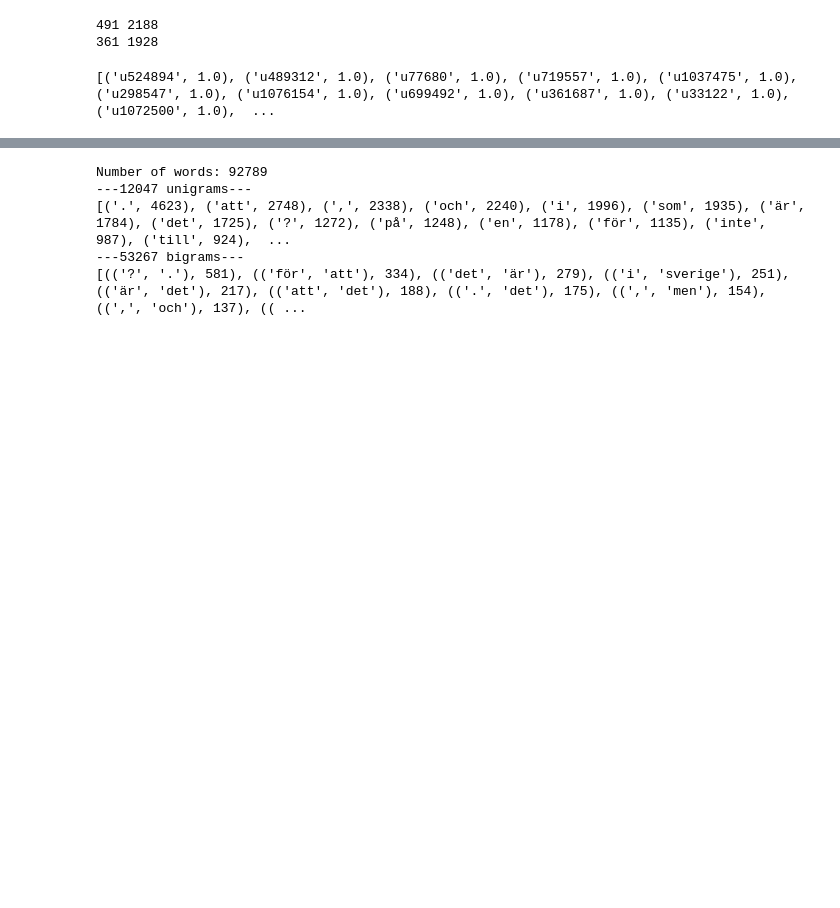
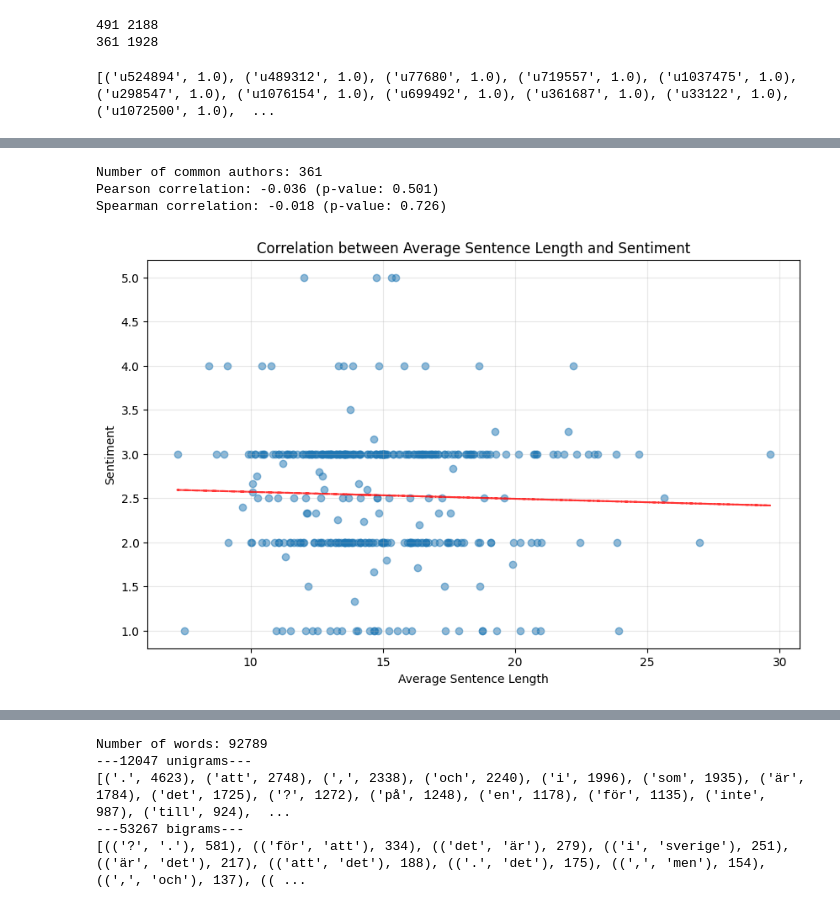
Before and after one commit to DominikKuenkele/MLT_Language-Technology-Resources_project, a Jupyter notebook: code/process.ipynb, the cells around one changed output, grey strips where cells are left out. Drawn from its saved outputs; the diff is of its cells as text; code cells hidden in the pictures; blank space fills up the shorter version.

```diff
--- a/code/process.ipynb
+++ b/code/process.ipynb
@@ -55,0 +152,2 @@ print([(author, author_data.sentiment) for author, author_data in sorted_sentime
+# %%
+filtered_sentences = [sentence for sentence in all_sentences if 10 < len(sentence.tokens) < 20]
@@ -55,0 +205,42 @@ print([(author, author_data.sentiment) for author, author_data in sorted_sentime
+# %%
+from scipy import stats
+
+def correlation(name1: str, set_1, name2: str, set_2):
+    # Get common authors between both dictionaries
+    common_authors = set(set_1.keys()) & set(set_2.keys())
+
+    # Create arrays of values for common authors
+    m1 = np.array([set_1[author] for author in common_authors])
+    m2 = np.array([set_2[author] for author in common_authors])
+
+    # Calculate Pearson correlation
+    pearson_corr, pearson_p = stats.pearsonr(m1, m2)
+
+    # Calculate Spearman correlation (rank-based)
+    spearman_corr, spearman_p = stats.spearmanr(m1, m2)
+
+    print(f"Number of common authors: {len(common_authors)}")
+    print(f"Pearson correlation: {pearson_corr:.3f} (p-value: {pearson_p:.3f})")
+    print(f"Spearman correlation: {spearman_corr:.3f} (p-value: {spearman_p:.3f})")
+
+    # Create a scatter plot
+    plt.figure(figsize=(10, 6))
+    plt.scatter(m1, m2, alpha=0.5)
+    plt.xlabel(name1)
+    plt.ylabel(name2)
+    plt.title(f'Correlation between {name1} and {name2}')
+    plt.grid(True, alpha=0.3)
+
+    # Add correlation line
+    z = np.polyfit(m1, m2, 1)
+    p = np.poly1d(z)
+    plt.plot(m1, p(m1), "r--", alpha=0.8)
+
+    plt.show()
+# %%
+correlation("Average Sentence Length", avg_sentence_lengths, "Sentiment", sentiments)
+# %% [output]
+Number of common authors: 361
+Pearson correlation: -0.036 (p-value: 0.501)
+Spearman correlation: -0.018 (p-value: 0.726)
+[figure, added]
```
Also changed, not shown: parts of 26 cells of this notebook, 13 other files.
